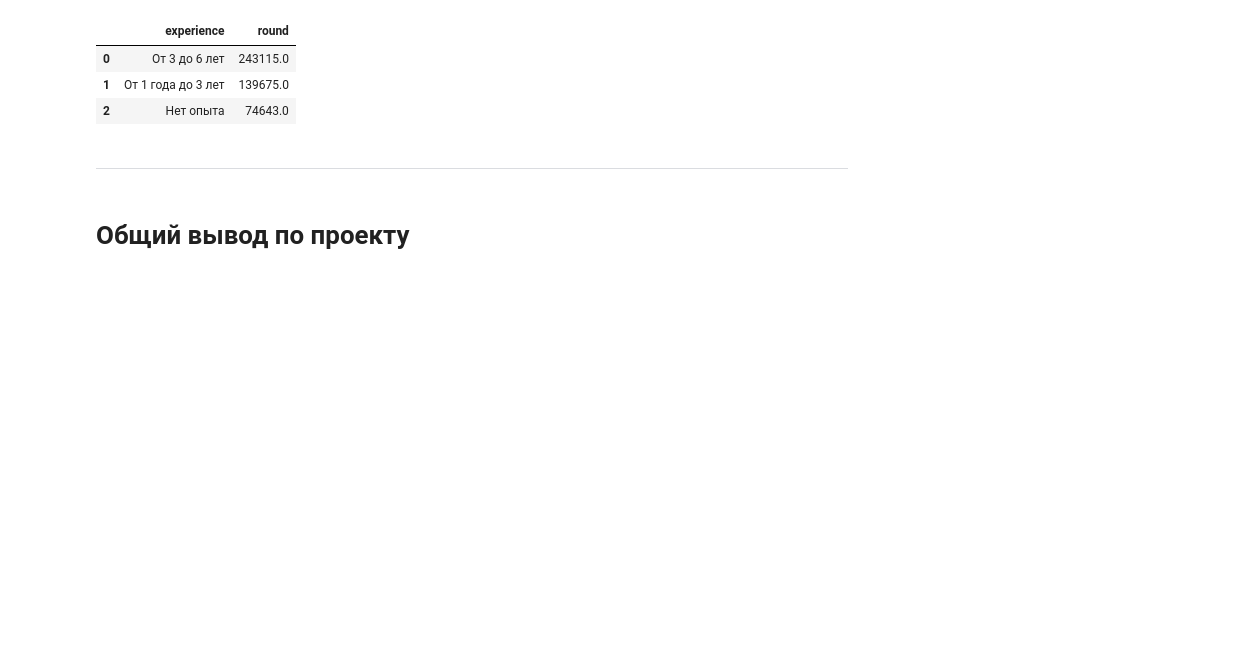
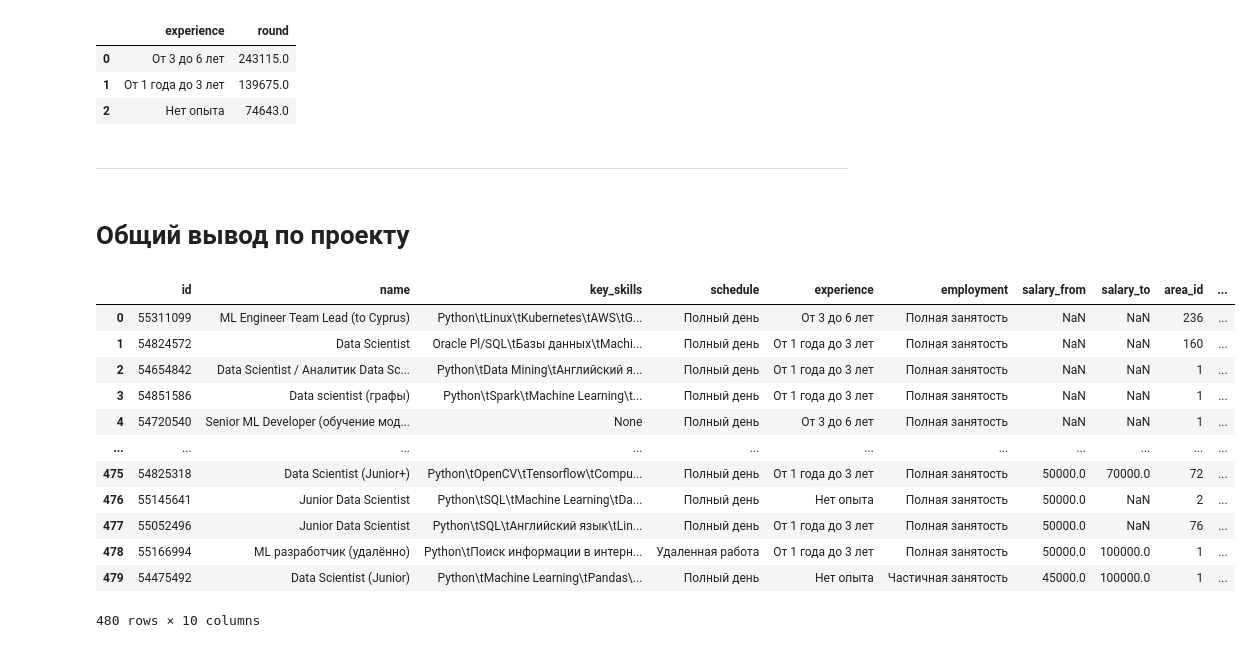
Before and after one commit to Krasz485/SF_homeworks_alt, a Jupyter notebook: project_2/Project_2_Ноутбук_шаблон.ipynb, the cells around one changed output. Cells and saved outputs as stored; diff of their text form; code cells hidden in the pictures; blank space fills up the shorter version.

```diff
--- a/project_2/Project_2_Ноутбук_шаблон.ipynb
+++ b/project_2/Project_2_Ноутбук_шаблон.ipynb
@@ -747,2 +759,40 @@ df
 
 # здесь можно (это будет плюсом) провести дополнительные исследования данных, сделать прогнозы, продумать варианты продолжения исследования
+# %%
+# Сколько всего вакансий подходящих под критерии отбора DS содержится в базе данных:
+
+query = f'''select
+                *
+                --COUNT(id)
+
+                from vacancies
+                where (name ILIKE '%data scientist%' OR  /*формируем набор фильтров по содержанию в имени, при запросе через ILIKE игнорируем регистр*/
+                      name ILIKE '%data science%' OR
+                      name ILIKE '%исследователь данных%' OR
+                      (name LIKE '%ML%' AND name NOT ILIKE '%HTML%') OR
+                      name ILIKE '%machine learning%' OR
+                      name ILIKE '%машинн%обучен%' )
+                 ORDER BY salary_from DESC
+
+
+
+
+
+
+             '''
+df = pd.read_sql_query(query, connection)
+df
+# %% [output]
+|  | id | name | key_skills | schedule | experience | employment | salary_from | salary_to | area_id | ... |
+| 0 | 55311099 | ML Engineer Team Lead (to Cyprus) | Python\tLinux\tKubernetes\tAWS\tG... | Полный день | От 3 до 6 лет | Полная занятость | NaN | NaN | 236 | ... |
+| 1 | 54824572 | Data Scientist | Oracle Pl/SQL\tБазы данных\tMachi... | Полный день | От 1 года до 3 лет | Полная занятость | NaN | NaN | 160 | ... |
+| 2 | 54654842 | Data Scientist / Аналитик Data Sc... | Python\tData Mining\tАнглийский я... | Полный день | От 1 года до 3 лет | Полная занятость | NaN | NaN | 1 | ... |
+| 3 | 54851586 | Data scientist (графы) | Python\tSpark\tMachine Learning\t... | Полный день | От 1 года до 3 лет | Полная занятость | NaN | NaN | 1 | ... |
+| 4 | 54720540 | Senior ML Developer (обучение мод... | None | Полный день | От 3 до 6 лет | Полная занятость | NaN | NaN | 1 | ... |
+| ... | ... | ... | ... | ... | ... | ... | ... | ... | ... | ... |
+| 475 | 54825318 | Data Scientist (Junior+) | Python\tOpenCV\tTensorflow\tCompu... | Полный день | От 1 года до 3 лет | Полная занятость | 50000.0 | 70000.0 | 72 | ... |
+| 476 | 55145641 | Junior Data Scientist | Python\tSQL\tMachine Learning\tDa... | Полный день | Нет опыта | Полная занятость | 50000.0 | NaN | 2 | ... |
+| 477 | 55052496 | Junior Data Scientist | Python\tSQL\tАнглийский язык\tLin... | Полный день | От 1 года до 3 лет | Полная занятость | 50000.0 | NaN | 76 | ... |
+| 478 | 55166994 | ML разработчик (удалённо) | Python\tПоиск информации в интерн... | Удаленная работа | От 1 года до 3 лет | Полная занятость | 50000.0 | 100000.0 | 1 | ... |
+| 479 | 54475492 | Data Scientist (Junior) | Python\tMachine Learning\tPandas\... | Полный день | Нет опыта | Частичная занятость | 45000.0 | 100000.0 | 1 | ... |
+480 rows × 10 columns
```
Also changed, not shown: parts of 4 cells of this notebook.
